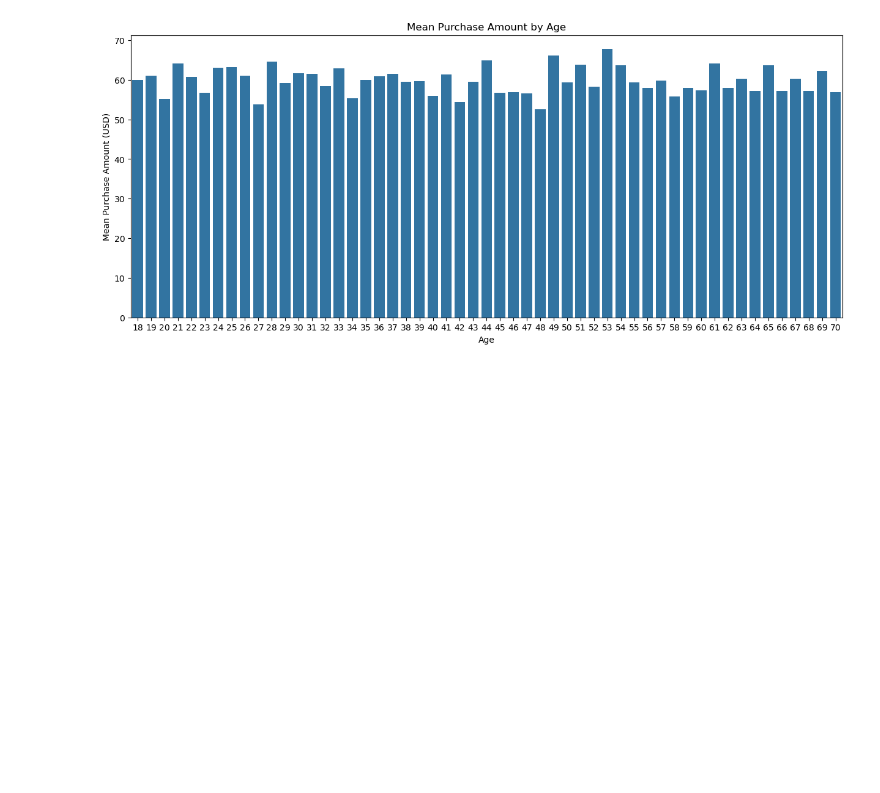
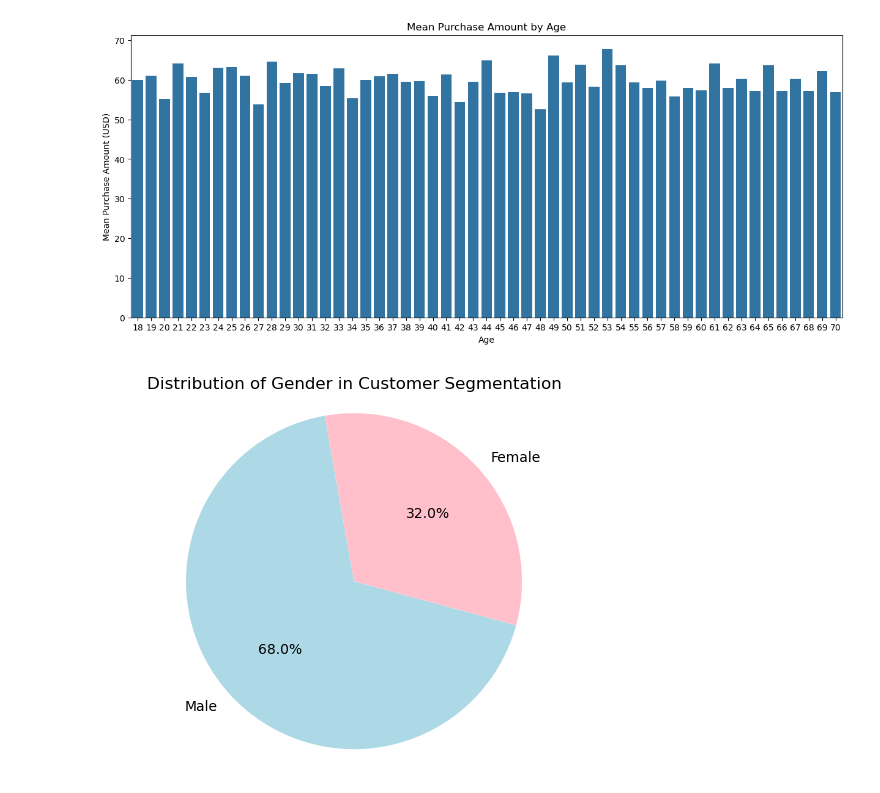
Before and after one commit to luisrodriguezror/project4, a Jupyter notebook: Data_Setup.ipynb, the cells around one changed output. Drawn from its saved outputs; the diff is of its cells as text; code cells hidden in the pictures; blank space fills up the shorter version.

Commit message:
:sparks: my plots

```diff
--- a/Data_Setup.ipynb
+++ b/Data_Setup.ipynb
@@ -172,3 +172,13 @@ plt.ylabel('Mean Purchase Amount (USD)')
 plt.show()
 # %% [output]
 [figure]
+# %%
+gender_count = customer_segmentation['gender'].value_counts()
+colors = ['lightblue' if gender == 'Male' else 'pink' for gender in gender_count.index]
+
+plt.pie(gender_count,labels=gender_count.index, autopct='%1.1f%%', startangle=100, colors=colors)
+plt.title('Distribution of Gender in Customer Segmentation')
+plt.axis('equal')
+plt.show()
+# %% [output]
+[figure, added]
```
Also changed, not shown: parts of 3 cells of this notebook.
